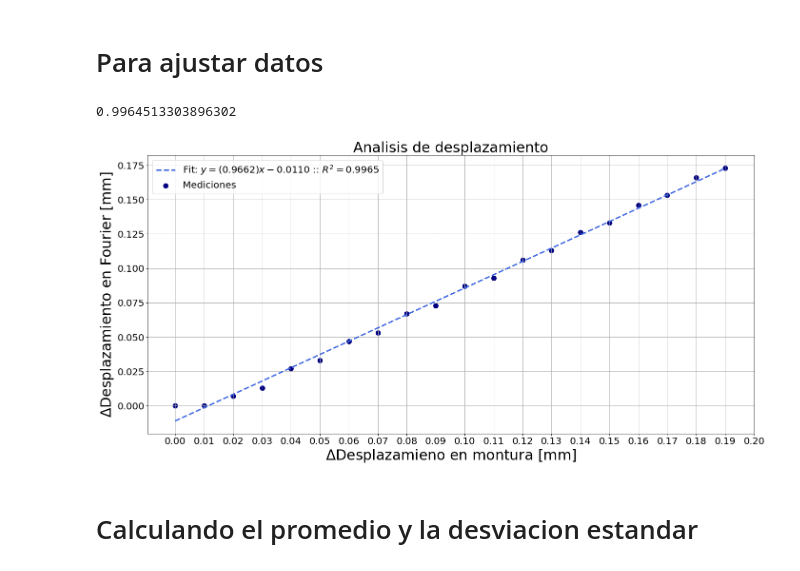
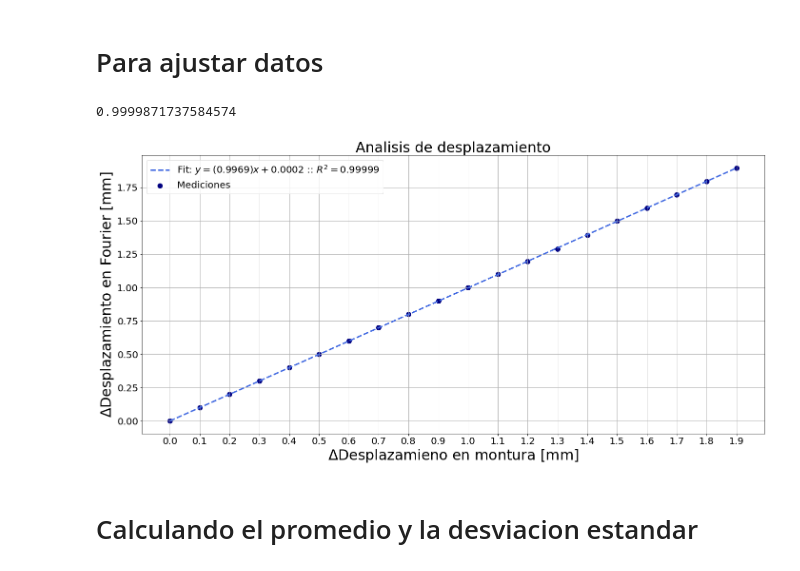
Before and after one commit to AlejandroGoper/Codigos_Tesis, a Jupyter notebook: Mediciones/18-10-2021/utilidades.ipynb, the cells around one changed output. Saved outputs shown, nothing was run; the diff lists cells and outputs as text; code cells hidden in the pictures.

```diff
--- a/Mediciones/18-10-2021/utilidades.ipynb
+++ b/Mediciones/18-10-2021/utilidades.ipynb
@@ -11,7 +11,7 @@ def cargar_datos(path, file):
     return n_medicion, desplazamiento_fourier
 # %%
 path = ""
-filename = "1GAP_10um_analisis_desplazamiento.dat"
+filename = "1GAP_100um_analisis_desplazamiento.dat"
 
 x, y = cargar_datos(path="", file=filename)
 # Cambiando a mm
@@ -42,7 +42,7 @@ pars, cov = curve_fit(
 a, b = pars[:]
 
 # Definiendo dominio de la funcion ajustada
-x_fit = np.arange(0, 0.2, 0.01)
+x_fit = np.arange(0, 2, 0.1)
 # Evaluando funcion ajustada
 y_fit = f(x_fit, a, b)
 
@@ -52,7 +52,7 @@ ss_tot = np.sum((delta_y-delta_y.mean())**2)
 r_square= 1-ss_res/ss_tot
 print(r_square)
 # %% [output]
-0.9964513303896302
+0.9999871737584574
 # %%
 
 """
@@ -69,38 +69,38 @@ fig.set_tight_layout(True)
 fig.subplots_adjust(wspace=1.2)
 
 # Cambiando el tamano de la fuente en todos los ejes
 plt.rcParams.update({'font.size': 20})
 
 # Graficando el espectro optico inicial
 ax = plt.subplot(1, 1, 1)
 
 # Titulo del grafico
 ax.set_title(
     label=r"Analisis de desplazamiento", fontsize=30)
 
 
 graph_data = ax.scatter(delta_x[:], delta_y[:], s=400, marker=".", c="navy", label="Mediciones")
 
 # Decidiendo label fit:
 if(b<0):
-    label_fit = r"Fit: $y = (%.4f)x %.4f$ :: $R^{2}= %.4f$" % (a,b,r_square)
+    label_fit = r"Fit: $y = (%.4f)x %.4f$ :: $R^{2}= %.5f$" % (a,b,r_square)
 else:
-    label_fit = r"Fit: $y = (%.4f)x + %.4f$ :: $R^{2}= %.4f$" % (a,b,r_square)
+    label_fit = r"Fit: $y = (%.4f)x + %.4f$ :: $R^{2}= %.5f$" % (a,b,r_square)
 
 graph_fit = ax.plot(x_fit, y_fit, c="royalblue", linestyle="dashed",
 linewidth=3, label=label_fit)
 
 ax.set_xlabel(r"$\Delta$Desplazamieno en montura [mm]", fontsize=30)
 ax.set_ylabel("$\Delta$Desplazamiento en Fourier [mm]", fontsize=30)
 ax.grid()
-ax.set_xticks(np.arange(0, 0.21, 0.01))
+ax.set_xticks(np.arange(0, 2, 0.1))
 #ax.set_ylim([0, 1300])
 ax.legend(loc="best", fontsize=20)
 #plt.savefig(path + filename[0:-4]+".png")
-plt.savefig(path + "seguimiento_envolventes_normalizada_10um.png")
+plt.savefig(path + "seguimiento_envolventes_normalizada_100um.png")
 plt.show()
 # %% [output]
-[figure, old version]
+[figure, new version]
 # %% [markdown]
 # Calculando el promedio y la desviacion estandar
 # %%
```
